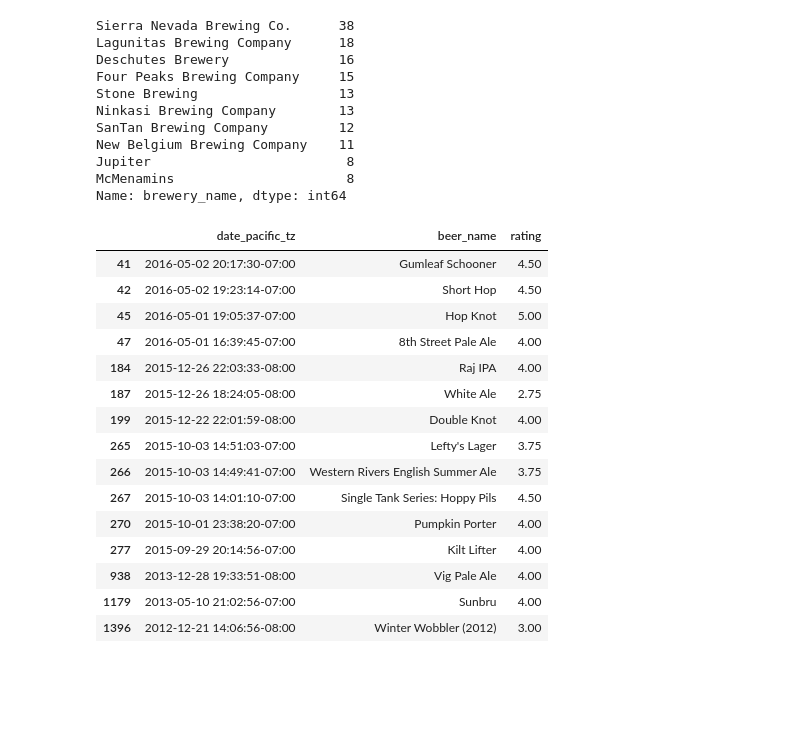
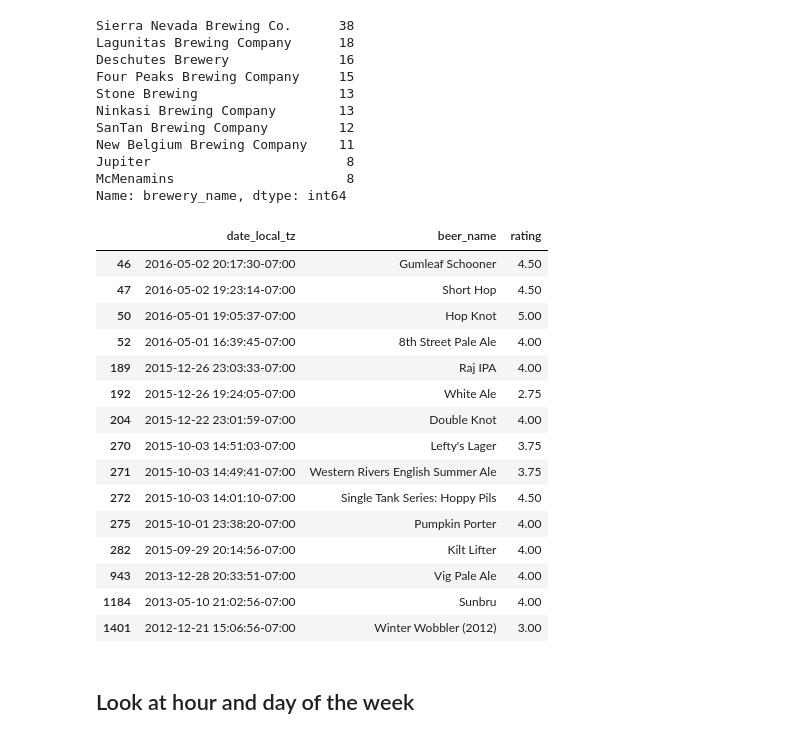
Before and after one commit to gboeing/data-visualization, a Jupyter notebook: untappd-beer-history/untappd_analysis.ipynb, the cells around one changed output. Drawn from its saved outputs; the diff is of its cells as text; code cells hidden in the pictures; blank space fills up the shorter version.

```diff
--- a/untappd-beer-history/untappd_analysis.ipynb
+++ b/untappd-beer-history/untappd_analysis.ipynb
@@ -5,5 +8,7 @@ import pandas as pd
 # %%
-df = pd.read_csv('data/untappd_details.csv', encoding='utf-8')
+df = pd.read_csv('data/untappd_details_geocoded_timezone.csv', encoding='utf-8')
+df['date_pacific_tz'] = df['date_pacific_tz'].map(lambda x: date_parser.parse(x))
+df['date_local_tz'] = df['date_local_tz'].map(lambda x: date_parser.parse(x))
 df.head()
 # %% [output]
 |  | date_pacific_tz | beer_name | beer_style | brewery_name | brewery_place | brewery_type | rating | ... |
@@ -206,21 +203,23 @@ McMenamins                      8
 Name: brewery_name, dtype: int64
 # %%
 # what unique beers have i had from four peaks?
-unique_beers[unique_beers['brewery_name']=='Four Peaks Brewing Company'][['date_pacific_tz', 'beer_name', 'rating']]
+unique_beers[unique_beers['brewery_name']=='Four Peaks Brewing Company'][['date_local_tz', 'beer_name', 'rating']]
 # %% [output]
-|  | date_pacific_tz | beer_name | rating |
-| 41 | 2016-05-02 20:17:30-07:00 | Gumleaf Schooner | 4.50 |
-| 42 | 2016-05-02 19:23:14-07:00 | Short Hop | 4.50 |
-| 45 | 2016-05-01 19:05:37-07:00 | Hop Knot | 5.00 |
-| 47 | 2016-05-01 16:39:45-07:00 | 8th Street Pale Ale | 4.00 |
-| 184 | 2015-12-26 22:03:33-08:00 | Raj IPA | 4.00 |
-| 187 | 2015-12-26 18:24:05-08:00 | White Ale | 2.75 |
-| 199 | 2015-12-22 22:01:59-08:00 | Double Knot | 4.00 |
-| 265 | 2015-10-03 14:51:03-07:00 | Lefty's Lager | 3.75 |
-| 266 | 2015-10-03 14:49:41-07:00 | Western Rivers English Summer Ale | 3.75 |
-| 267 | 2015-10-03 14:01:10-07:00 | Single Tank Series: Hoppy Pils | 4.50 |
-| 270 | 2015-10-01 23:38:20-07:00 | Pumpkin Porter | 4.00 |
-| 277 | 2015-09-29 20:14:56-07:00 | Kilt Lifter | 4.00 |
-| 938 | 2013-12-28 19:33:51-08:00 | Vig Pale Ale | 4.00 |
-| 1179 | 2013-05-10 21:02:56-07:00 | Sunbru | 4.00 |
-| 1396 | 2012-12-21 14:06:56-08:00 | Winter Wobbler (2012) | 3.00 |
+|  | date_local_tz | beer_name | rating |
+| 46 | 2016-05-02 20:17:30-07:00 | Gumleaf Schooner | 4.50 |
+| 47 | 2016-05-02 19:23:14-07:00 | Short Hop | 4.50 |
+| 50 | 2016-05-01 19:05:37-07:00 | Hop Knot | 5.00 |
+| 52 | 2016-05-01 16:39:45-07:00 | 8th Street Pale Ale | 4.00 |
+| 189 | 2015-12-26 23:03:33-07:00 | Raj IPA | 4.00 |
+| 192 | 2015-12-26 19:24:05-07:00 | White Ale | 2.75 |
+| 204 | 2015-12-22 23:01:59-07:00 | Double Knot | 4.00 |
+| 270 | 2015-10-03 14:51:03-07:00 | Lefty's Lager | 3.75 |
+| 271 | 2015-10-03 14:49:41-07:00 | Western Rivers English Summer Ale | 3.75 |
+| 272 | 2015-10-03 14:01:10-07:00 | Single Tank Series: Hoppy Pils | 4.50 |
+| 275 | 2015-10-01 23:38:20-07:00 | Pumpkin Porter | 4.00 |
+| 282 | 2015-09-29 20:14:56-07:00 | Kilt Lifter | 4.00 |
+| 943 | 2013-12-28 20:33:51-07:00 | Vig Pale Ale | 4.00 |
+| 1184 | 2013-05-10 21:02:56-07:00 | Sunbru | 4.00 |
+| 1401 | 2012-12-21 15:06:56-07:00 | Winter Wobbler (2012) | 3.00 |
+# %% [markdown]
+## Look at hour and day of the week
```
Also changed, not shown: parts of 30 cells of this notebook, 11 other files.
